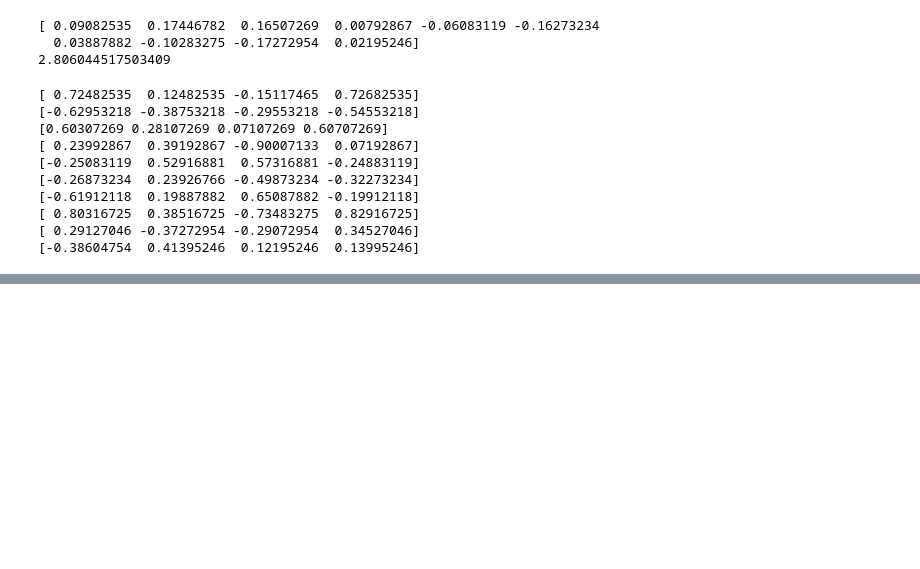
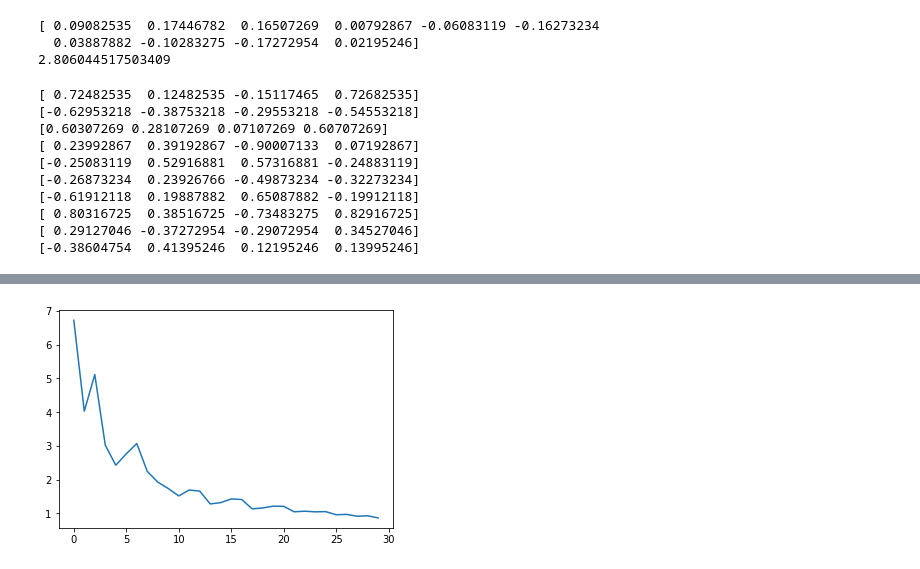
Before and after one commit to kushkhosla96/QuantumImageClassification, a Jupyter notebook: QuantumCircuitLearning-Wide.ipynb, the cells around one changed output, grey strips where cells are left out. Cells and saved outputs as stored; diff of their text form; code cells hidden in the pictures; blank space fills up the shorter version.

```diff
--- a/QuantumCircuitLearning-Wide.ipynb
+++ b/QuantumCircuitLearning-Wide.ipynb
@@ -389,0 +358,39 @@ for eta in etas:
+# %%
+#Overfit a linear model with same number of parameters:
+etas = [1e-2]
+start = time.time()
+recoder = nn.Sequential(nn.Linear(10, 40), nn.ReLU(), nn.Linear(40, 10))
+criterion = nn.CrossEntropyLoss()
+optimizer = optim.SGD(recoder.parameters(), lr=.01)
+losses = []
+for eta in etas:
+    for epoch in range(30):
+        running_loss = 0.0
+        for i, data in overfit:
+            inputs, labels = data
+            optimizer.zero_grad()
+            X = encoder(inputs.view(len(labels), -1))
+            outputs = recoder(X)
+            loss = criterion(outputs, labels)
+            loss.backward()
+            optimizer.step()
+
+            running_loss += loss.item()
+            if i % 8 == 7:
+                print('[%d, %5d] loss: %.3f' %
+                  (epoch + 1, i + 1, running_loss / 8))
+                running_loss = 0.0
+        print(running_loss)
+        losses.append(running_loss)
+
+for i, data in overfit:
+    inputs, labels = data
+    X = encoder(inputs.view(len(labels), -1))
+    outputs = recoder(X)
+    print(labels)
+    guesses = np.argmax(outputs.detach().numpy(), axis=1)
+    counter = 0
+    for i in range(len(guesses)):
+        if labels[i] == guesses[i]:
+            counter += 1
+    print(counter/16)
@@ -389,0 +415,5 @@ for eta in etas:
+# %%
+plt.plot(losses)
+plt.show()
+# %% [output]
+[figure, added]
```
Also changed, not shown: parts of 11 cells of this notebook, 1 other file.
